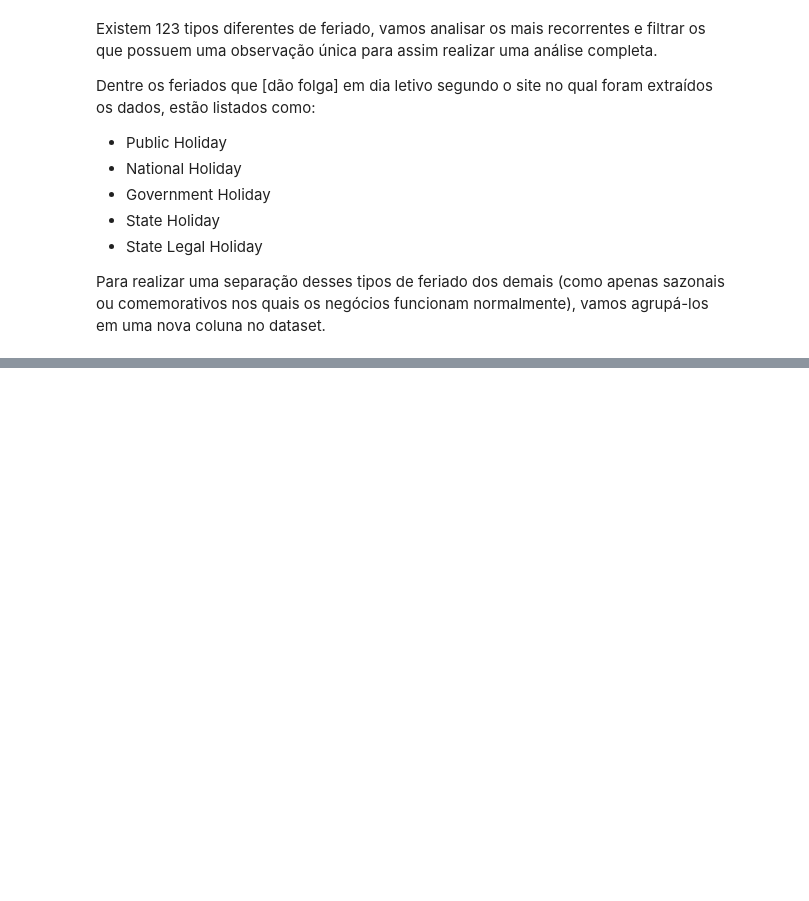
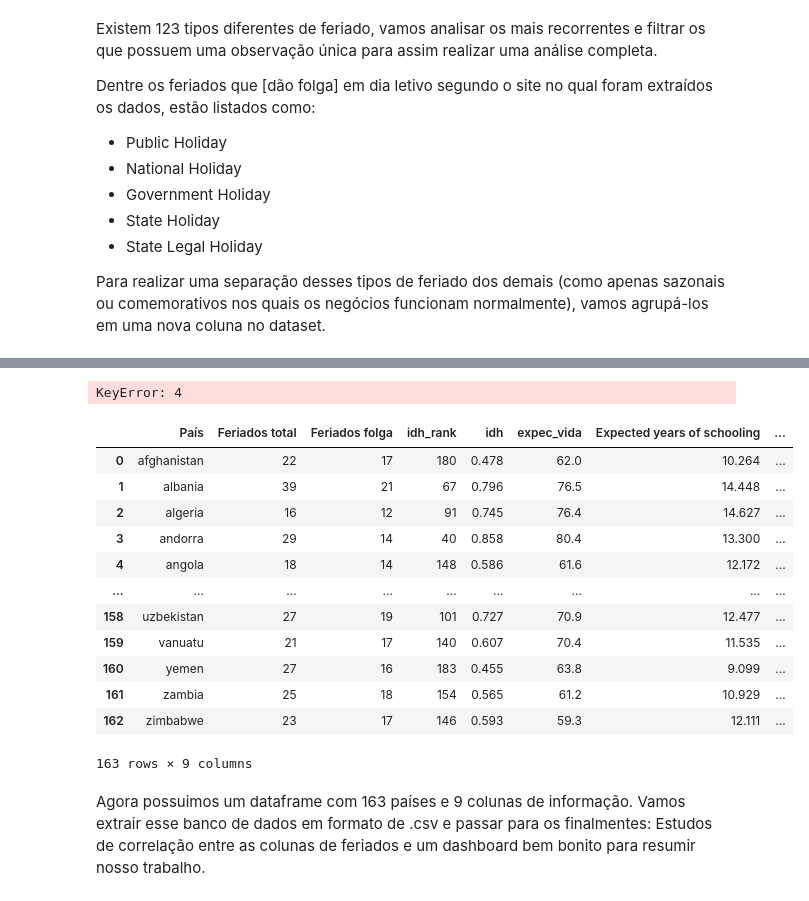
Before and after one commit to Valete-y/Holidays, a Jupyter notebook: 02_Tratamento_dos_dados/tratamento.ipynb, the cells around one changed output, grey strips where cells are left out. Drawn from its saved outputs; the diff is of its cells as text; code cells hidden in the pictures; blank space fills up the shorter version.

```diff
--- a/02_Tratamento_dos_dados/tratamento.ipynb
+++ b/02_Tratamento_dos_dados/tratamento.ipynb
@@ -151,0 +148,8 @@ df_feriados.describe()
+# %%
+df_final = df_final.reset_index()
+
+# a coluna país se encopntra duplicada após o reset de index, vamos remover uma delas
+df_final= df_final.drop(columns=['país'])
+
+# visualizando como se encontra o dataframe até o momento
+df_final
@@ -151,0 +172,23 @@ df_feriados.describe()
+# %%
+# Padronizando a coluna voltadas ao nome de país
+df_se['Country'] = [i.lower() for i in df_se['Country']]
+df_se['Country'] = [i.replace(" ", "-") for i in df_se['Country']]
+
+# renomeando a coluna Country
+df_se['País'] = df_se['Country']
+df_se= df_se.drop(columns=['Country'])
+# %%
+# unindo os dataframes
+df_final = pd.merge(df_final, df_se)
+
+# filtrando apenas as colunas que serão usadas nesse estudo
+df_final = df_final.drop(columns=['HDI rank.1', 'GNI per capita rank minus HDI rank'])
+
+# arredondando alguns valores para melhor visualização
+df_final['Life expectancy at birth'] = [round(i, 1) for i in df_final['Life expectancy at birth']]
+df_final['Expected years of schooling'] = [round(i, 3) for i in df_final['Expected years of schooling']]
+df_final['Mean years of schooling'] = [round(i, 3)for i in df_final['Mean years of schooling']]
+df_final['Gross national income (GNI) per capita'] = [round(i, 1) for i in df_final['Gross national income (GNI) per capita']]
+
+# visualizando o dataframe final
+df_final
@@ -151,0 +209,29 @@ df_feriados.describe()
+# %%
+df_final[4]
+# %% [output]
+KeyError: 4
+# %%
+#update: vamos renomear as colunas para facilitar o acesso das variáveis
+
+df_final.rename(columns = {'HDI rank':'idh_rank',
+                           df_final.columns[4] :'idh',
+                          'Life expectancy at birth' : 'expec_vida',
+                          'Gross national income (GNI) per capita': 'GNI_percapita'}, inplace = True)
+# %%
+df_final
+# %% [output]
+|  | País | Feriados total | Feriados folga | idh_rank | idh | expec_vida | Expected years of schooling | ... |
+| 0 | afghanistan | 22 | 17 | 180 | 0.478 | 62.0 | 10.264 | ... |
+| 1 | albania | 39 | 21 | 67 | 0.796 | 76.5 | 14.448 | ... |
+| 2 | algeria | 16 | 12 | 91 | 0.745 | 76.4 | 14.627 | ... |
+| 3 | andorra | 29 | 14 | 40 | 0.858 | 80.4 | 13.300 | ... |
+| 4 | angola | 18 | 14 | 148 | 0.586 | 61.6 | 12.172 | ... |
+| ... | ... | ... | ... | ... | ... | ... | ... | ... |
+| 158 | uzbekistan | 27 | 19 | 101 | 0.727 | 70.9 | 12.477 | ... |
+| 159 | vanuatu | 21 | 17 | 140 | 0.607 | 70.4 | 11.535 | ... |
+| 160 | yemen | 27 | 16 | 183 | 0.455 | 63.8 | 9.099 | ... |
+| 161 | zambia | 25 | 18 | 154 | 0.565 | 61.2 | 10.929 | ... |
+| 162 | zimbabwe | 23 | 17 | 146 | 0.593 | 59.3 | 12.111 | ... |
+163 rows × 9 columns
+# %% [markdown]
+Agora possuimos um dataframe com 163 países e 9 colunas de informação. Vamos extrair esse banco de dados em formato de .csv e passar para os finalmentes: Estudos de correlação entre as colunas de feriados e um dashboard bem bonito para resumir nosso trabalho.
```
Also changed, not shown: parts of 10 cells of this notebook, 1 other file.
